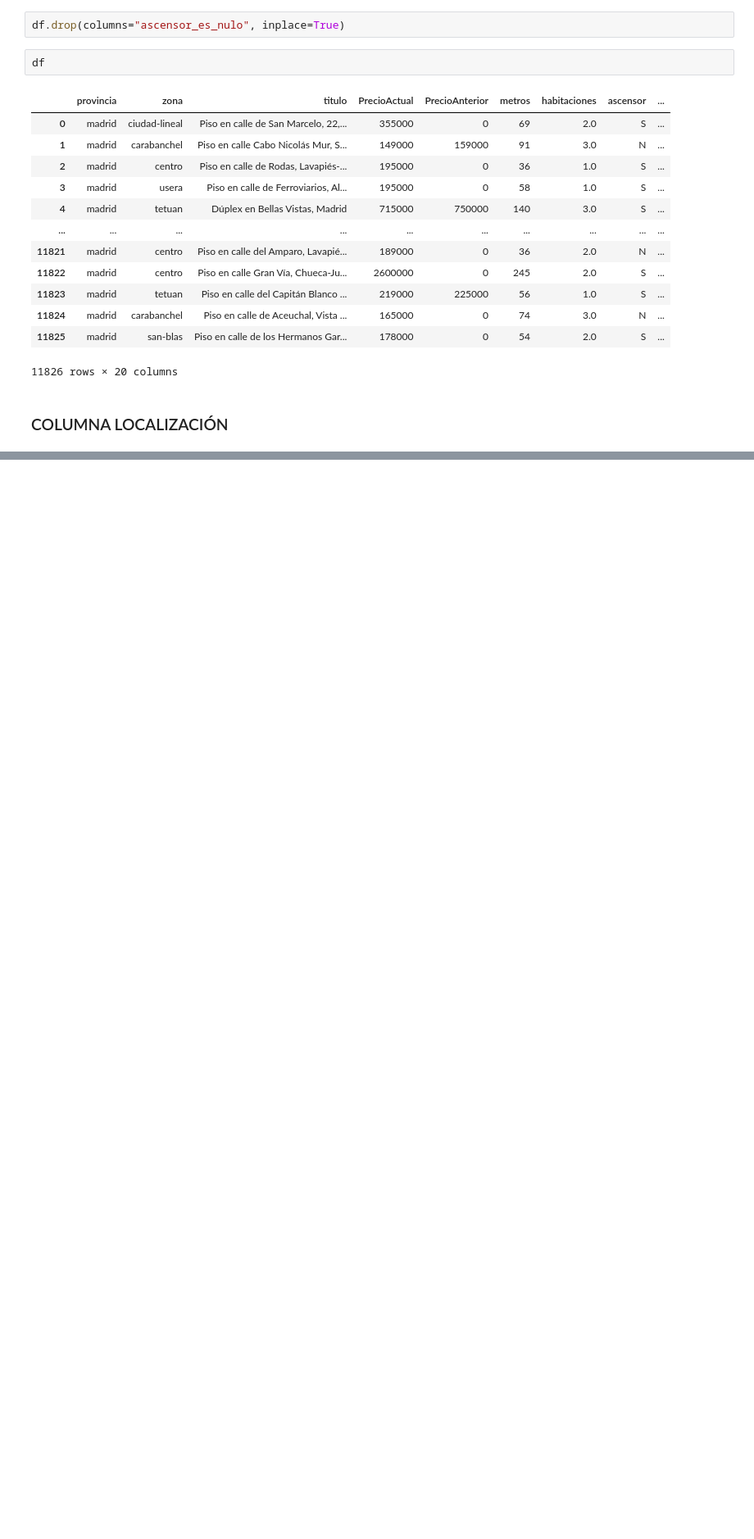
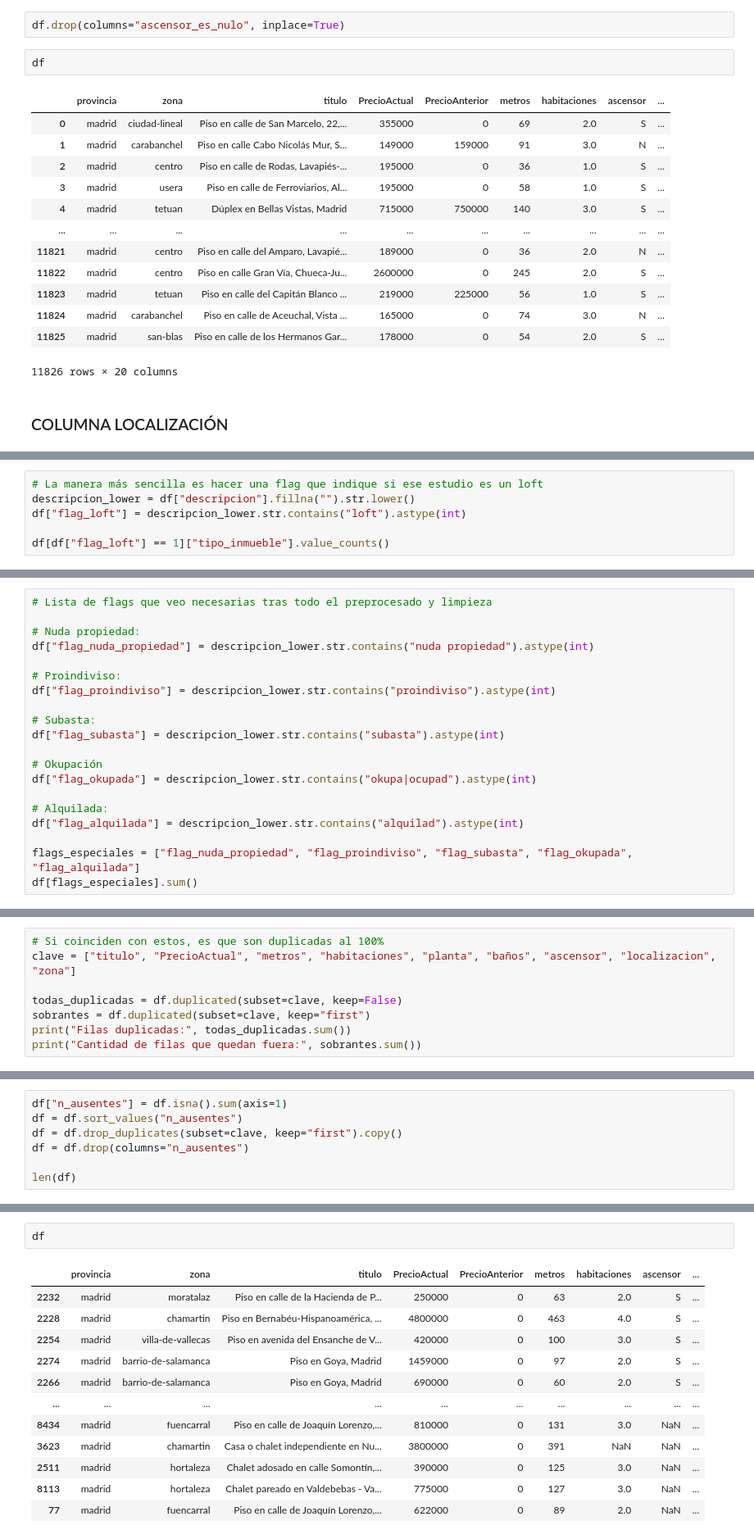
Before and after one commit to Gabriel-Caruso/ML-idealista, a Jupyter notebook: src/notebooks/01_preprocessing.ipynb, the cells around one changed output, grey strips where cells are left out. Shown at 82% size. Drawn from its saved outputs; the diff is of its cells as text; blank space fills up the shorter version.

Commit message:
feat: preprocesado completo, tratamiento de los duplicados, limpieza general y split

```diff
--- a/src/notebooks/01_preprocessing.ipynb
+++ b/src/notebooks/01_preprocessing.ipynb
@@ -524,0 +811,6 @@ Name: localizacion_es_nulo, dtype: float64
+# %%
+# La manera más sencilla es hacer una flag que indique si ese estudio es un loft
+descripcion_lower = df["descripcion"].fillna("").str.lower()
+df["flag_loft"] = descripcion_lower.str.contains("loft").astype(int)
+
+df[df["flag_loft"] == 1]["tipo_inmueble"].value_counts()
@@ -524,0 +851,20 @@ Name: localizacion_es_nulo, dtype: float64
+# %%
+# Lista de flags que veo necesarias tras todo el preprocesado y limpieza
+
+# Nuda propiedad:
+df["flag_nuda_propiedad"] = descripcion_lower.str.contains("nuda propiedad").astype(int)
+
+# Proindiviso:
+df["flag_proindiviso"] = descripcion_lower.str.contains("proindiviso").astype(int)
+
+# Subasta:
+df["flag_subasta"] = descripcion_lower.str.contains("subasta").astype(int)
+
+# Okupación
+df["flag_okupada"] = descripcion_lower.str.contains("okupa|ocupad").astype(int)
+
+# Alquilada:
+df["flag_alquilada"] = descripcion_lower.str.contains("alquilad").astype(int)
+
+flags_especiales = ["flag_nuda_propiedad", "flag_proindiviso", "flag_subasta", "flag_okupada", "flag_alquilada"]
+df[flags_especiales].sum()
@@ -524,0 +905,8 @@ Name: localizacion_es_nulo, dtype: float64
+# %%
+# Si coinciden con estos, es que son duplicadas al 100%
+clave = ["titulo", "PrecioActual", "metros", "habitaciones", "planta", "baños", "ascensor", "localizacion", "zona"]
+
+todas_duplicadas = df.duplicated(subset=clave, keep=False)
+sobrantes = df.duplicated(subset=clave, keep="first")
+print("Filas duplicadas:", todas_duplicadas.sum())
+print("Cantidad de filas que quedan fuera:", sobrantes.sum())
@@ -524,0 +920,7 @@ Name: localizacion_es_nulo, dtype: float64
+# %%
+df["n_ausentes"] = df.isna().sum(axis=1)
+df = df.sort_values("n_ausentes")
+df = df.drop_duplicates(subset=clave, keep="first").copy()
+df = df.drop(columns="n_ausentes")
+
+len(df)
@@ -524,0 +931,15 @@ Name: localizacion_es_nulo, dtype: float64
+# %%
+df
+# %% [output]
+|  | provincia | zona | titulo | PrecioActual | PrecioAnterior | metros | habitaciones | ascensor | ... |
+| 2232 | madrid | moratalaz | Piso en calle de la Hacienda de P... | 250000 | 0 | 63 | 2.0 | S | ... |
+| 2228 | madrid | chamartin | Piso en Bernabéu-Hispanoamérica, ... | 4800000 | 0 | 463 | 4.0 | S | ... |
+| 2254 | madrid | villa-de-vallecas | Piso en avenida del Ensanche de V... | 420000 | 0 | 100 | 3.0 | S | ... |
+| 2274 | madrid | barrio-de-salamanca | Piso en Goya, Madrid | 1459000 | 0 | 97 | 2.0 | S | ... |
+| 2266 | madrid | barrio-de-salamanca | Piso en Goya, Madrid | 690000 | 0 | 60 | 2.0 | S | ... |
+| ... | ... | ... | ... | ... | ... | ... | ... | ... | ... |
+| 8434 | madrid | fuencarral | Piso en calle de Joaquín Lorenzo,... | 810000 | 0 | 131 | 3.0 | NaN | ... |
+| 3623 | madrid | chamartin | Casa o chalet independiente en Nu... | 3800000 | 0 | 391 | NaN | NaN | ... |
+| 2511 | madrid | hortaleza | Chalet adosado en calle Somontín,... | 390000 | 0 | 125 | 3.0 | NaN | ... |
+| 8113 | madrid | hortaleza | Chalet pareado en Valdebebas - Va... | 775000 | 0 | 127 | 3.0 | NaN | ... |
+| 77 | madrid | fuencarral | Piso en calle de Joaquín Lorenzo,... | 622000 | 0 | 89 | 2.0 | NaN | ... |
```
Also changed, not shown: parts of 48 cells of this notebook, 2 other files.
